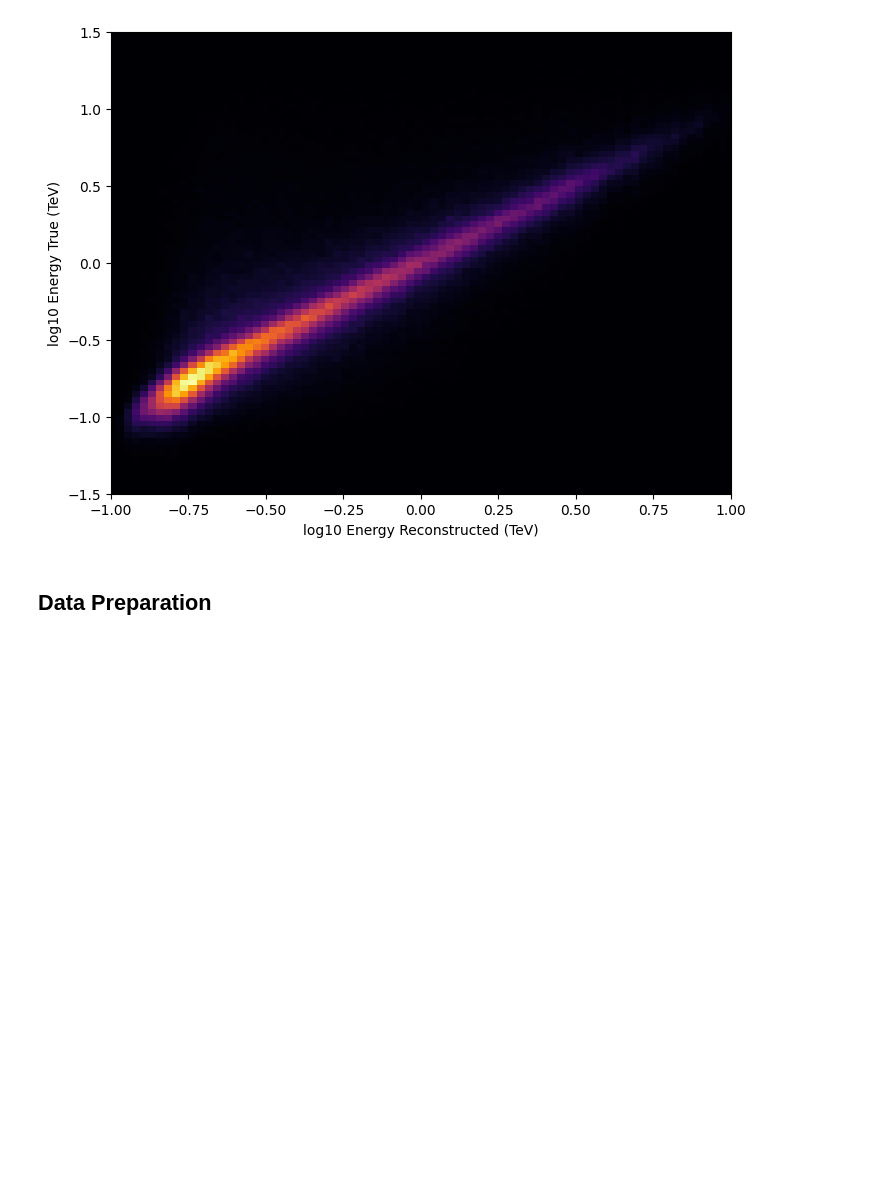
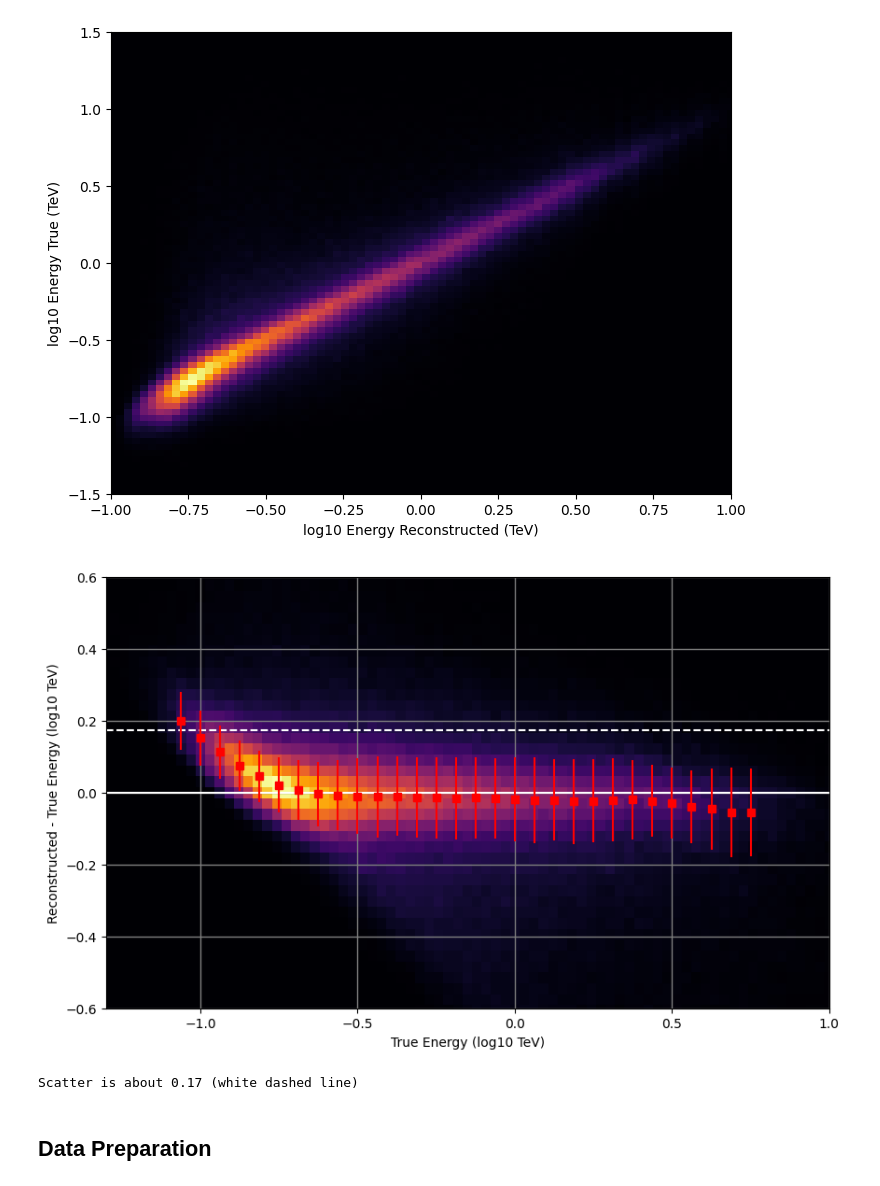
Before and after one commit to mernaskew/SummerFun, a Jupyter notebook: Energy_Regression.ipynb, the cells around one changed output. Drawn from its saved outputs; the diff is of its cells as text; code cells hidden in the pictures; blank space fills up the shorter version.

Commit message:
added sad energy bias plot

```diff
--- a/Energy_Regression.ipynb
+++ b/Energy_Regression.ipynb
@@ -94,6 +94,64 @@ ax.set_ylim(-1.5,1.5)
 plt.show()
 # %% [output]
 [figure]
+# %%
+rec = df1['ENERGY']
+true = df1['ENERGY_MC']
+# %%
+def gaussian(x, amp, mean, sigma):
+    return amp * np.exp(-((x - mean)**2) / (2 * sigma**2))
+# %%
+from scipy.optimize import curve_fit
+y = np.log10(rec)-np.log10(true)
+x = np.log10(true)
+H, xedges, yedges = np.histogram2d(x,y, bins=[np.linspace(-1.5,1.5,50), np.linspace(-1.5,1.5,50)], density =True)
+H = H.T
+
+fig, ax = plt.subplots(figsize = (10,6))
+
+# Perform vertical slice fits
+# fits = []
+# errors = []
+spread = []
+
+for i in range(H.shape[1]):
+    data = H[:, i]  # Vertical slice of the 2D histogram
+    xdata = np.linspace(-1.5, 1.5, len(data))
+
+    # Perform the fit
+    p0 = [np.max(data), np.mean(data), 1]  # Initial parameter guesses
+    popt, pcov = curve_fit(gaussian, xdata, data, p0=p0)
+
+#     fits.append(popt)  # Fit parameters
+#     errors.append(np.sqrt(np.diag(pcov)))  # Standard deviations of fit parameters
+    spread.append(abs(popt[2]))
+
+    if np.logical_and(xdata[i]<0.8,xdata[i]>-1.1):
+        ax.errorbar(xdata[i], popt[1], yerr = abs(popt[2]), color ='r',ls='',marker='s', zorder =10)
+
+# for i, fit in enumerate(fits):
+#     fit_data = gaussian(xdata, *fit)
+#     ax.plot(xdata, fit_data, 'r-', alpha=0.5)
+#     ax.fill_between(xdata, fit_data - 2 * errors[i][0], fit_data + 2 * errors[i][0], alpha=0.2)
+
+h=ax.hist2d(x,y, bins=[np.linspace(-1.5,1.5,100), np.linspace(-1.5,1.5,100)], cmap ='inferno',density =True)
+
+ax.grid(color='gray', linestyle='-', linewidth=1)
+ax.axhline(y=0, linestyle='-',color = 'white')
+ax.axhline(y=np.mean(spread), ls='--', color='w')
+ax.set_ylabel('Reconstructed - True Energy (log10 TeV)')
+ax.set_xlabel('True Energy (log10 TeV)')
+# ax.set_xlim(-1.5,1.5)
+# ax.set_ylim(-0.5,0.5)
+
+ax.set_xlim(-1.3,1.0)
+ax.set_ylim(-0.6,0.6)
+plt.show()
+
+print(f'Scatter is about {round(np.mean(spread),2)} (white dashed line)')
+# %% [output]
+[figure, added]
+Scatter is about 0.17 (white dashed line)
 # %% [markdown]
 ## Data Preparation
 # %%
```
Also changed, not shown: parts of 50 cells of this notebook.
